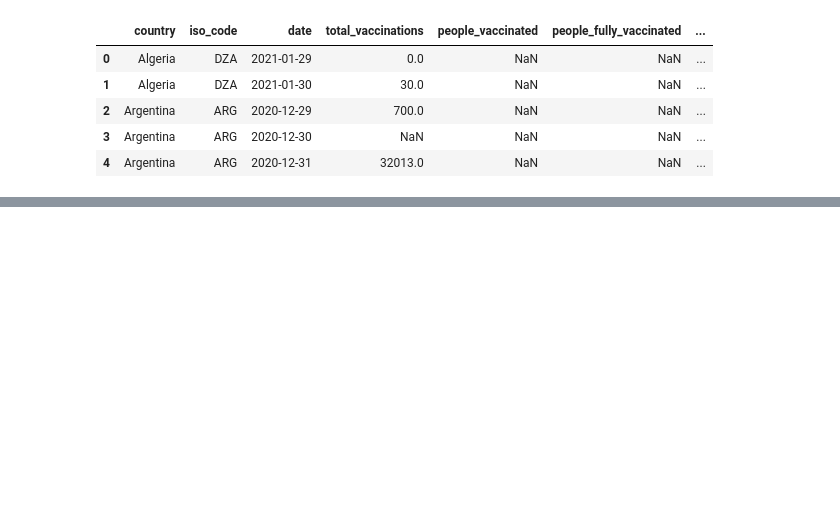
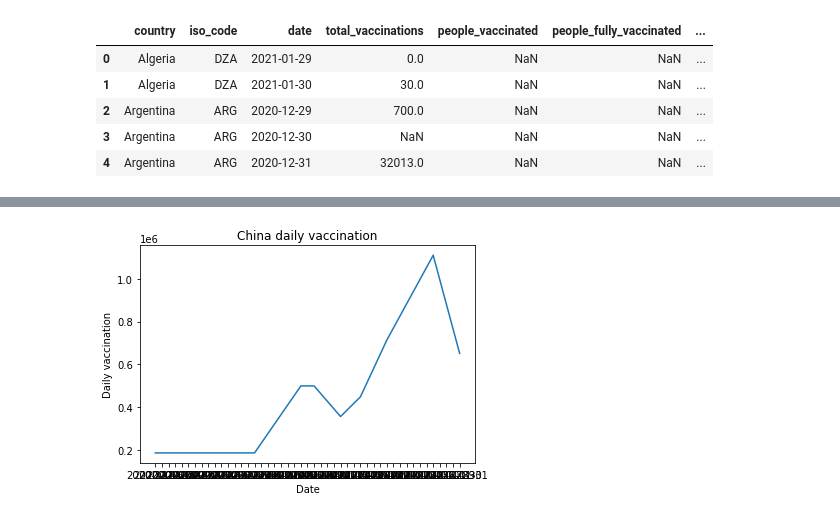
Before and after one commit to ginarasillo/Project2, a Jupyter notebook: Vaccines.ipynb, the cells around one changed output, grey strips where cells are left out. Saved outputs shown, nothing was run; the diff lists cells and outputs as text; code cells hidden in the pictures; blank space fills up the shorter version.

```diff
--- a/Vaccines.ipynb
+++ b/Vaccines.ipynb
@@ -110,0 +157,13 @@ Text(0, 0.5, 'Sum of daily vaccinations')
+# %%
+china_data = vaccines_df.loc[vaccines_df["country"] == "China" ]
+
+x_axis_china = china_data['date']
+y_axis_china = china_data['daily_vaccinations']
+
+plt.title("China daily vaccination")
+plt.plot(x_axis_china,y_axis_china)
+plt.xlabel("Date")
+plt.ylabel("Daily vaccination")
+plt.show()
+# %% [output]
+[figure, added]
```
Also changed, not shown: parts of 13 cells of this notebook.
